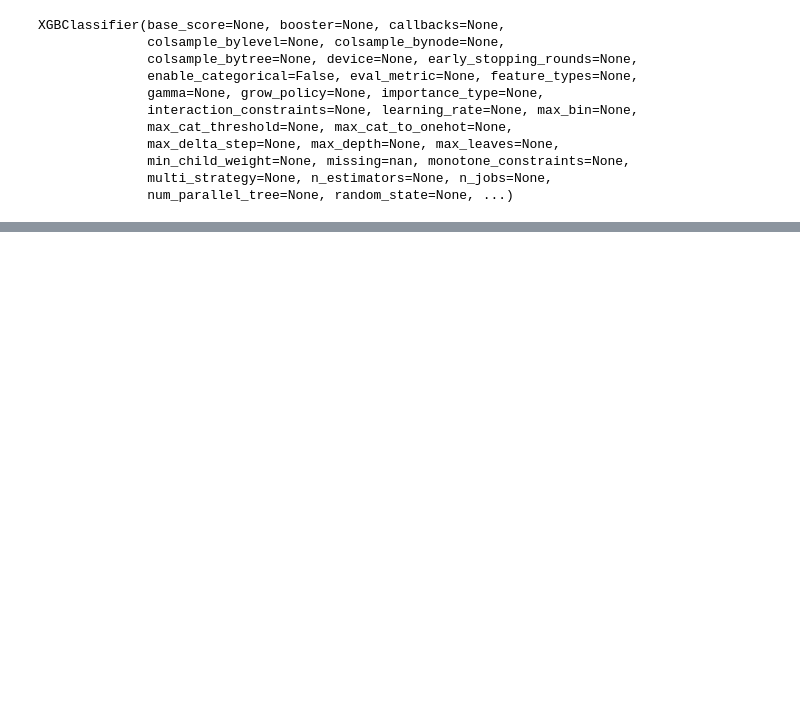
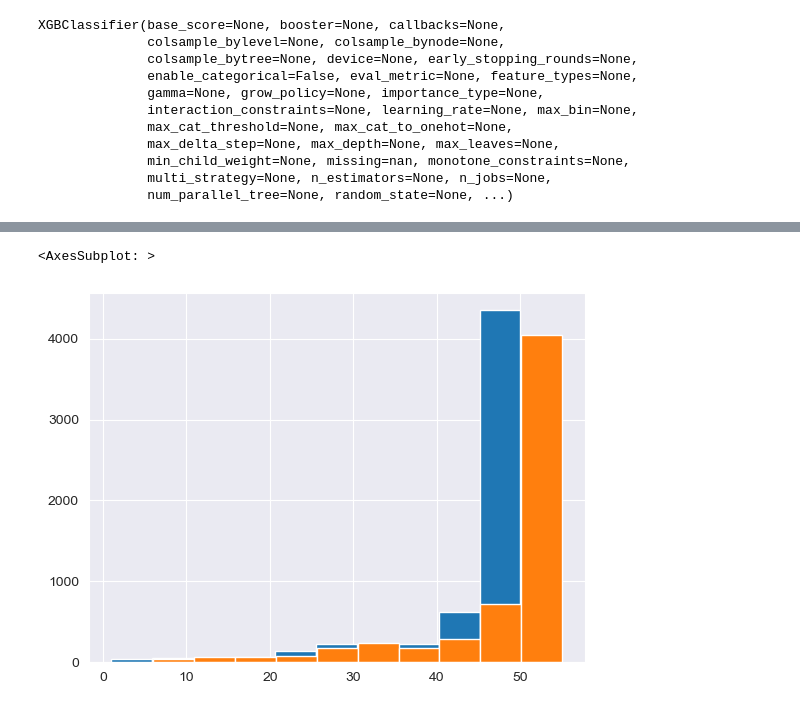
Before and after one commit to denny-lehman/ev_charging, a Jupyter notebook: models/LSTM_XGB.ipynb, the cells around one changed output, grey strips where cells are left out. Saved outputs shown, nothing was run; the diff lists cells and outputs as text; code cells hidden in the pictures; blank space fills up the shorter version.

```diff
--- a/models/LSTM_XGB.ipynb
+++ b/models/LSTM_XGB.ipynb
@@ -263,0 +368,6 @@ Mean Squared Error: 0.1947876121171095
+# %%
+y_pred.hist()
+y_test.hist()
+# %% [output]
+<AxesSubplot: >
+[figure, added]
```
Also changed, not shown: parts of 50 cells of this notebook, 5 other files.
